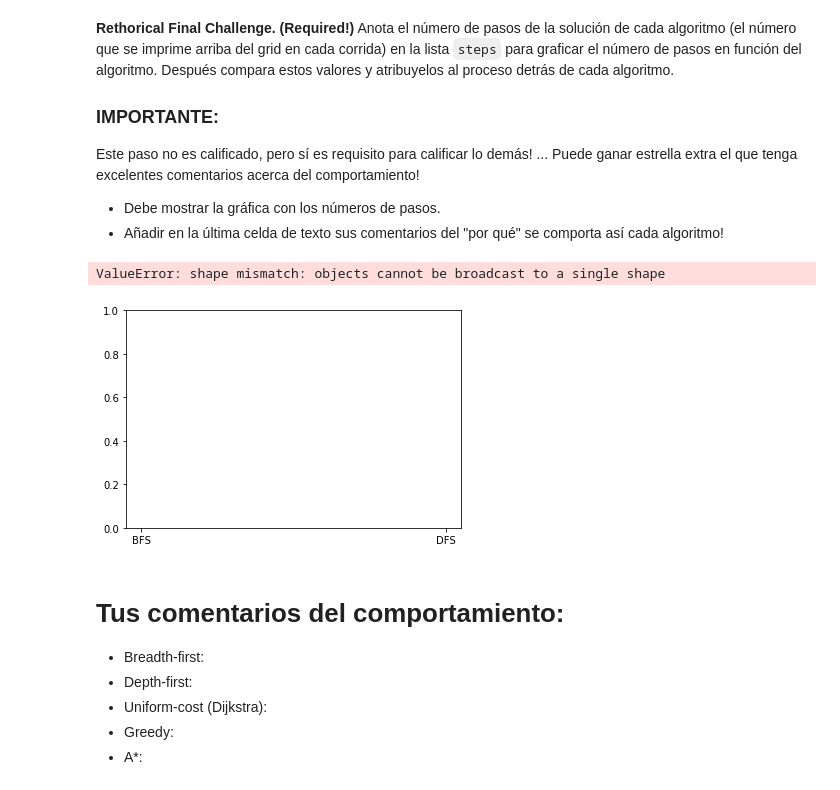
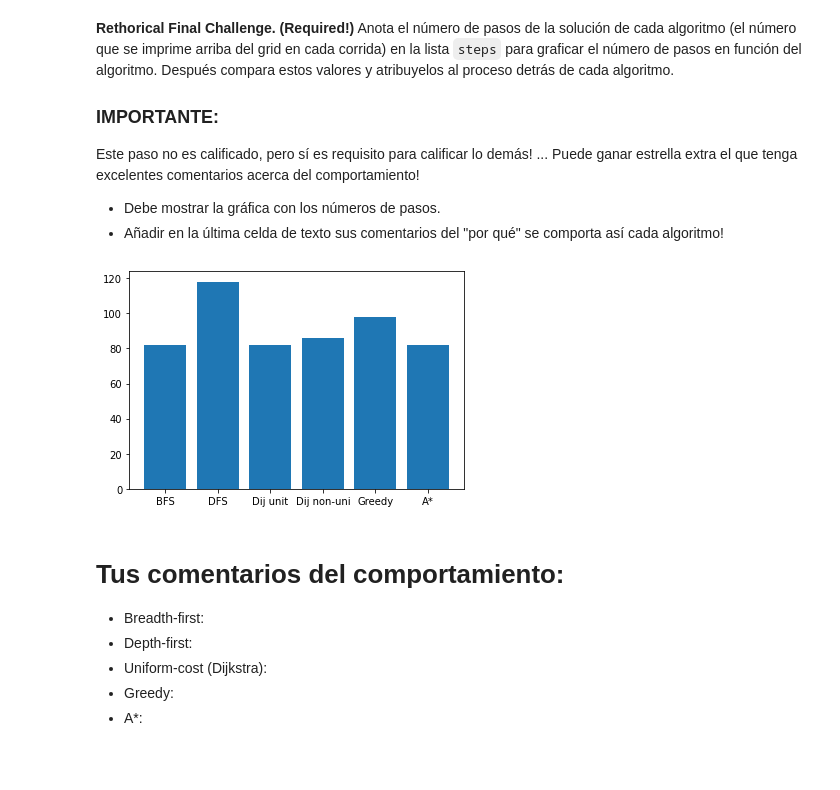
Before and after one commit to alegayndra/SistemasInteligentes, a Jupyter notebook: tarea-3/IS-Homework3.ipynb, the cells around one changed output. Saved outputs shown, nothing was run; the diff lists cells and outputs as text; code cells hidden in the pictures; blank space fills up the shorter version.

```diff
--- a/tarea-3/IS-Homework3.ipynb
+++ b/tarea-3/IS-Homework3.ipynb
@@ -570,21 +607,20 @@ Este paso no es calificado, pero sí es requisito para calificar lo demás! ...
 # %%
 import matplotlib.pyplot as plt
 %matplotlib inline
 import numpy as np
 
 #=========== Actividad 6 =============
 #steps = [steps_bfs, steps_dfs, steps_dijkstra_unitary, setps_dijkstra_non-unitary, steps_greedy, steps_astar]
 #=====================================
 
-steps = []
+steps = [82,     118,      82,           86,        98,    82]
 
 names = ["BFS", "DFS", "Dij unit", "Dij non-uni","Greedy", "A*"]
 
 plt.bar(names, steps)
 plt.show()
 # %% [output]
-ValueError: shape mismatch: objects cannot be broadcast to a single shape
-[figure, old version]
+[figure, new version]
 # %% [markdown]
 # **Tus comentarios del comportamiento:**
 
```
Also changed, not shown: parts of 5 cells of this notebook.
